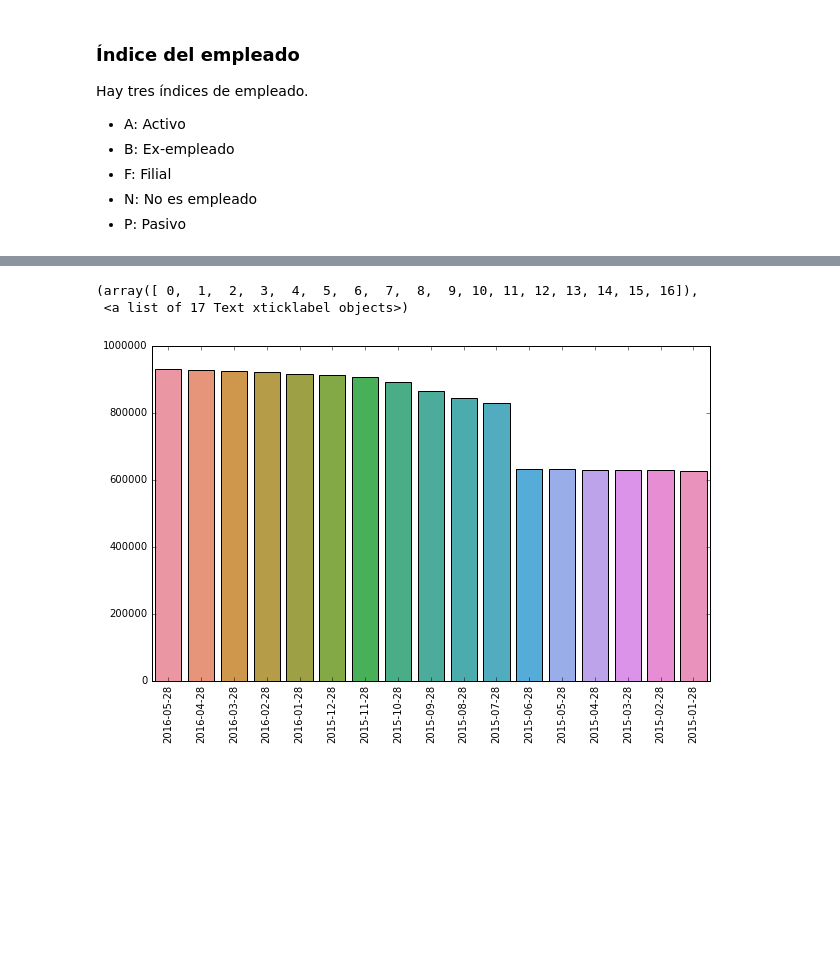
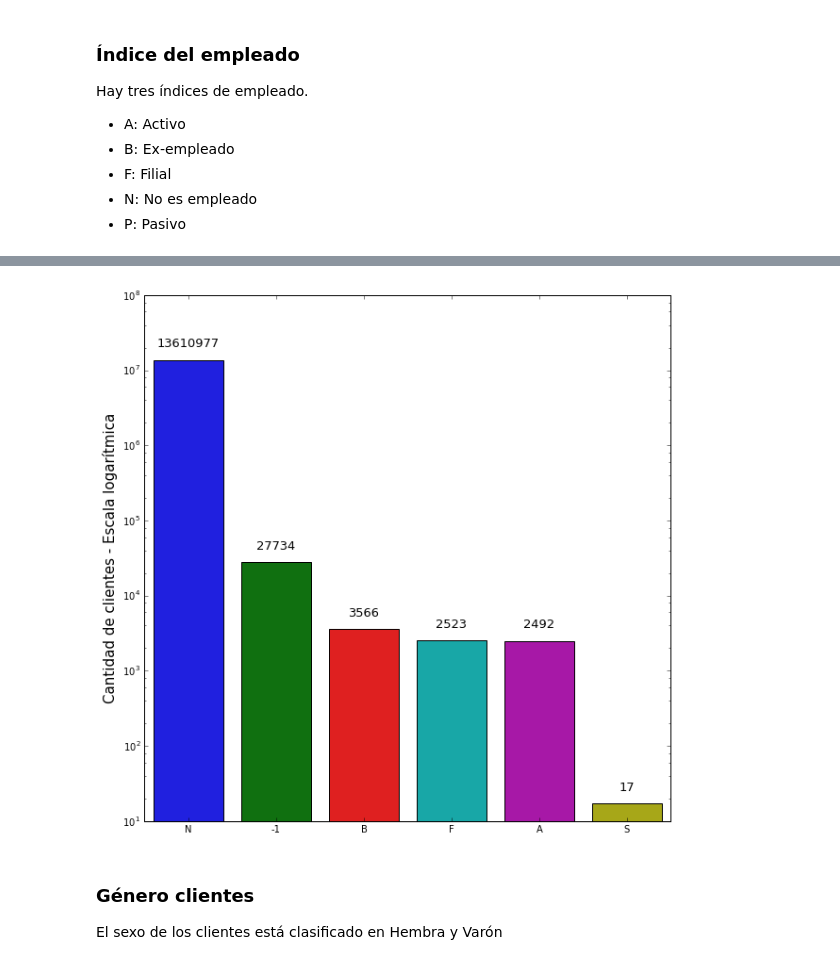
Before and after one commit to sergioml/degree_project, a Jupyter notebook: data_exploration.ipynb, the cells around one changed output, grey strips where cells are left out. Drawn from its saved outputs; the diff is of its cells as text; code cells hidden in the pictures; blank space fills up the shorter version.

```diff
--- a/data_exploration.ipynb
+++ b/data_exploration.ipynb
@@ -28,7 +28,7 @@ df = pd.read_csv('data/train_ver2.csv', dtype={'sexo': str,
                                                 'antiguedad': str,
                                                 'ult_fec_cli_lt': str,
                                                 'indext': str,
-                                                'conyuemp': str})
+                                                'conyuemp': str}, parse_dates=['fecha_dato', 'fecha_alta'])
 df.head()
 # %% [output]
 |  | fecha_dato | ncodpers | ind_empleado | pais_residencia | sexo | age | fecha_alta | ind_nuevo | ... |
@@ -111,5 +117,0 @@ ind_empleado_cols = df.ind_empleado.value_counts().index
-# %%
-plt.figure(figsize=(10, 10))
-graph = sns.barplot(ind_empleado_cols, ind_empleado_vals)
-for i, val in enumerate(ind_empleado_vals):
-    graph.text(i, val + 500000, val, ha='center')
@@ -151,8 +118,17 @@ count_dates = df.fecha_dato.value_counts().values
-# %%
-plt.figure(figsize=(10, 6))
-sns.barplot(dates_str, count_dates)
-plt.xticks(rotation='vertical')
-# %% [output]
-(array([ 0,  1,  2,  3,  4,  5,  6,  7,  8,  9, 10, 11, 12, 13, 14, 15, 16]),
- <a list of 17 Text xticklabel objects>)
-[figure, removed]
+# %%
+ind_empleado = df.ind_empleado.fillna(-1)
+# %%
+ind_empleado_vals = ind_empleado.value_counts().values
+ind_empleado_cols = ind_empleado.value_counts().index
+# %%
+plt.figure(figsize=(10, 10))
+graph = sns.barplot(ind_empleado_cols, ind_empleado_vals)
+plt.yscale('log')
+plt.ylabel('Cantidad de clientes - Escala logarítmica', size=15)
+for i, val in enumerate(ind_empleado_vals):
+    graph.text(i, val*1.5, val, ha='center', size=13)
+# %% [output]
+[figure, added]
+# %% [markdown]
+### Género clientes
+El sexo de los clientes está clasificado en Hembra y Varón
```
Also changed, not shown: parts of 63 cells of this notebook.
